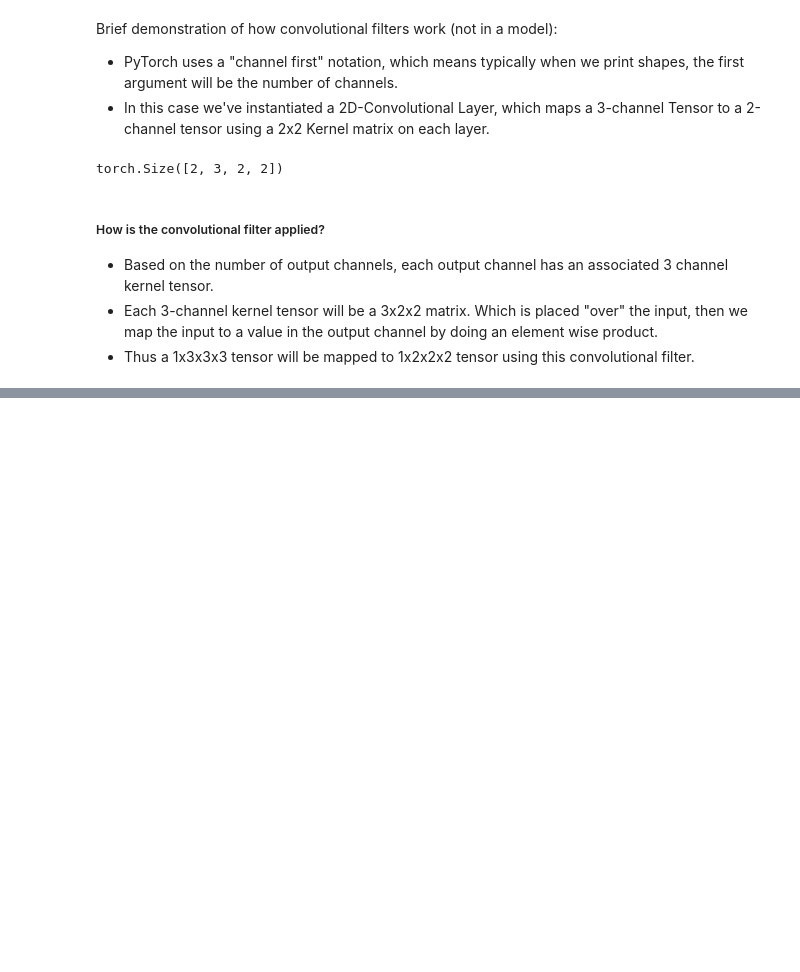
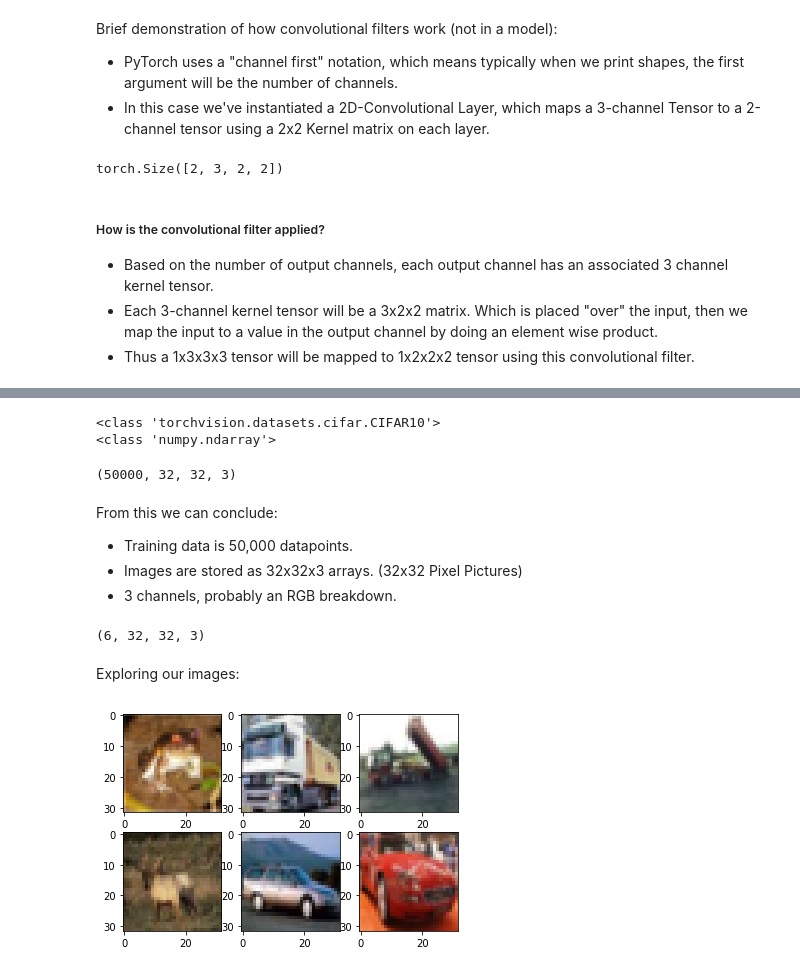
Before and after one commit to tajpatel58/PyTorch-Practice, a Jupyter notebook: Convolutional_Neural_Nets.ipynb, the cells around one changed output, grey strips where cells are left out. Saved outputs shown, nothing was run; the diff lists cells and outputs as text; code cells hidden in the pictures; blank space fills up the shorter version.

Commit message:
Exploring CIFAR10 Dataset

```diff
--- a/Convolutional_Neural_Nets.ipynb
+++ b/Convolutional_Neural_Nets.ipynb
@@ -44,0 +61,3 @@ torch.Size([1, 2, 2, 2])
+# %%
+train_data = torchvision.datasets.CIFAR10(root='./', download=True,
+                                          train=True)
@@ -44,0 +66,30 @@ torch.Size([1, 2, 2, 2])
+# %%
+print(type(train_data))
+print(type(train_data.data))
+# %% [output]
+<class 'torchvision.datasets.cifar.CIFAR10'>
+<class 'numpy.ndarray'>
+# %%
+numpy_data = train_data.data
+print(numpy_data.shape)
+# %% [output]
+(50000, 32, 32, 3)
+# %% [markdown]
+From this we can conclude:
+
+- Training data is 50,000 datapoints.
+- Images are stored as 32x32x3 arrays. (32x32 Pixel Pictures)
+- 3 channels, probably an RGB breakdown.
+# %%
+datapoints = numpy_data[:6,:, :, :]
+print(datapoints.shape)
+# %% [output]
+(6, 32, 32, 3)
+# %% [markdown]
+Exploring our images:
+# %%
+for i in range(1,7):
+    plt.subplot(2,3,i)
+    plt.imshow(datapoints[i-1])
+# %% [output]
+[figure, added]
```
Also changed, not shown: parts of 7 cells of this notebook, 1 other file.
